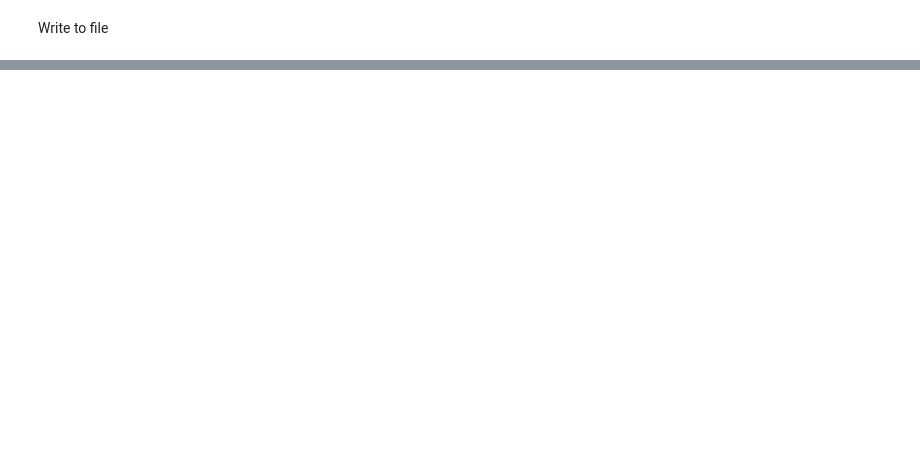
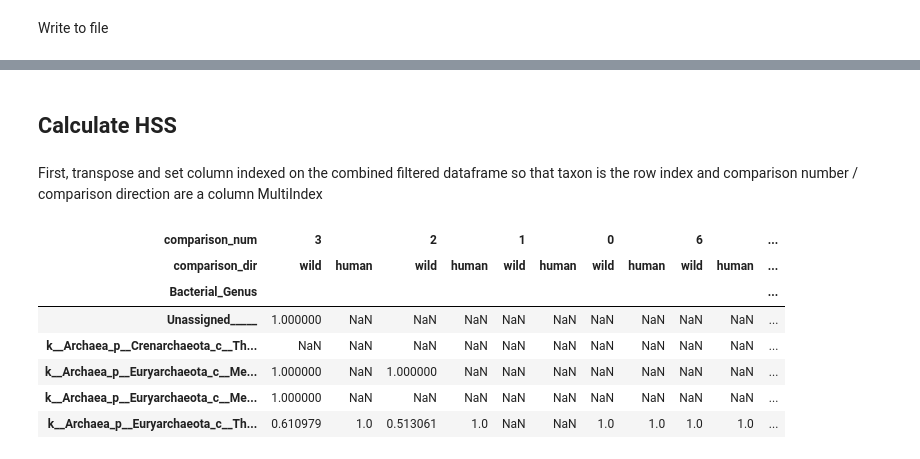
Before and after one commit to CUMoellerLab/Houtz_etal_2021-NHP_microbiome, a Jupyter notebook: 02-Host_specificity_score-Python.ipynb, the cells around one changed output, grey strips where cells are left out. Saved outputs shown, nothing was run; the diff lists cells and outputs as text; code cells hidden in the pictures; blank space fills up the shorter version.

```diff
--- a/02-Host_specificity_score-Python.ipynb
+++ b/02-Host_specificity_score-Python.ipynb
@@ -213,0 +508,2 @@ final_table.to_csv(join(outdir, 'hss.txt'), sep='\t')
+# %%
+combined_pivot.reset_index(inplace=True)
@@ -213,0 +589,17 @@ final_table.to_csv(join(outdir, 'hss.txt'), sep='\t')
+# %%
+combined_pivot['comparison_num'] = 'None'
+combined_pivot['comparison_dir'] = 'None'
+
+for i, row in target_grp_df.iterrows():
+    combined_pivot.loc[(combined_pivot['Group1'] == row['captive_population']) &
+                       (combined_pivot['Group2'] == row['human_population']),
+                       'comparison_num'] = i
+    combined_pivot.loc[(combined_pivot['Group1'] == row['captive_population']) &
+                       (combined_pivot['Group2'] == row['human_population']),
+                       'comparison_dir'] = 'human'
+    combined_pivot.loc[(combined_pivot['Group1'] == row['captive_population']) &
+                       (combined_pivot['Group2'] == row['wild_population']),
+                       'comparison_num'] = i
+    combined_pivot.loc[(combined_pivot['Group1'] == row['captive_population']) &
+                       (combined_pivot['Group2'] == row['wild_population']),
+                       'comparison_dir'] = 'wild'
@@ -213,0 +608,2 @@ final_table.to_csv(join(outdir, 'hss.txt'), sep='\t')
+# %%
+combined_pivot_filtered = combined_pivot.loc[(combined_pivot['comparison_num'] != 'None'),]
@@ -213,0 +629,18 @@ final_table.to_csv(join(outdir, 'hss.txt'), sep='\t')
+# %% [markdown]
+## Calculate HSS
+# %% [markdown]
+First, transpose and set column indexed on the combined filtered dataframe so that taxon is the row index and comparison number / comparison direction are a column MultiIndex
+# %%
+combined_pivot_filtered_t = combined_pivot_filtered.drop(columns=['Group1', 'Group2']).set_index(['comparison_num',
+                                                                            'comparison_dir']).transpose()
+# %%
+combined_pivot_filtered_t.head()
+# %% [output]
+| comparison_num | 3 |  | 2 |  | 1 |  | 0 |  | 6 |  | ... |
+| comparison_dir | wild | human | wild | human | wild | human | wild | human | wild | human | ... |
+| Bacterial_Genus |  |  |  |  |  |  |  |  |  |  | ... |
+| Unassigned_____ | 1.000000 | NaN | NaN | NaN | NaN | NaN | NaN | NaN | NaN | NaN | ... |
+| k__Archaea_p__Crenarchaeota_c__Th... | NaN | NaN | NaN | NaN | NaN | NaN | NaN | NaN | NaN | NaN | ... |
+| k__Archaea_p__Euryarchaeota_c__Me... | 1.000000 | NaN | 1.000000 | NaN | NaN | NaN | NaN | NaN | NaN | NaN | ... |
+| k__Archaea_p__Euryarchaeota_c__Me... | 1.000000 | NaN | NaN | NaN | NaN | NaN | NaN | NaN | NaN | NaN | ... |
+| k__Archaea_p__Euryarchaeota_c__Th... | 0.610979 | 1.0 | 0.513061 | 1.0 | NaN | NaN | 1.0 | 1.0 | 1.0 | 1.0 | ... |
```
Also changed, not shown: parts of 118 cells of this notebook.
